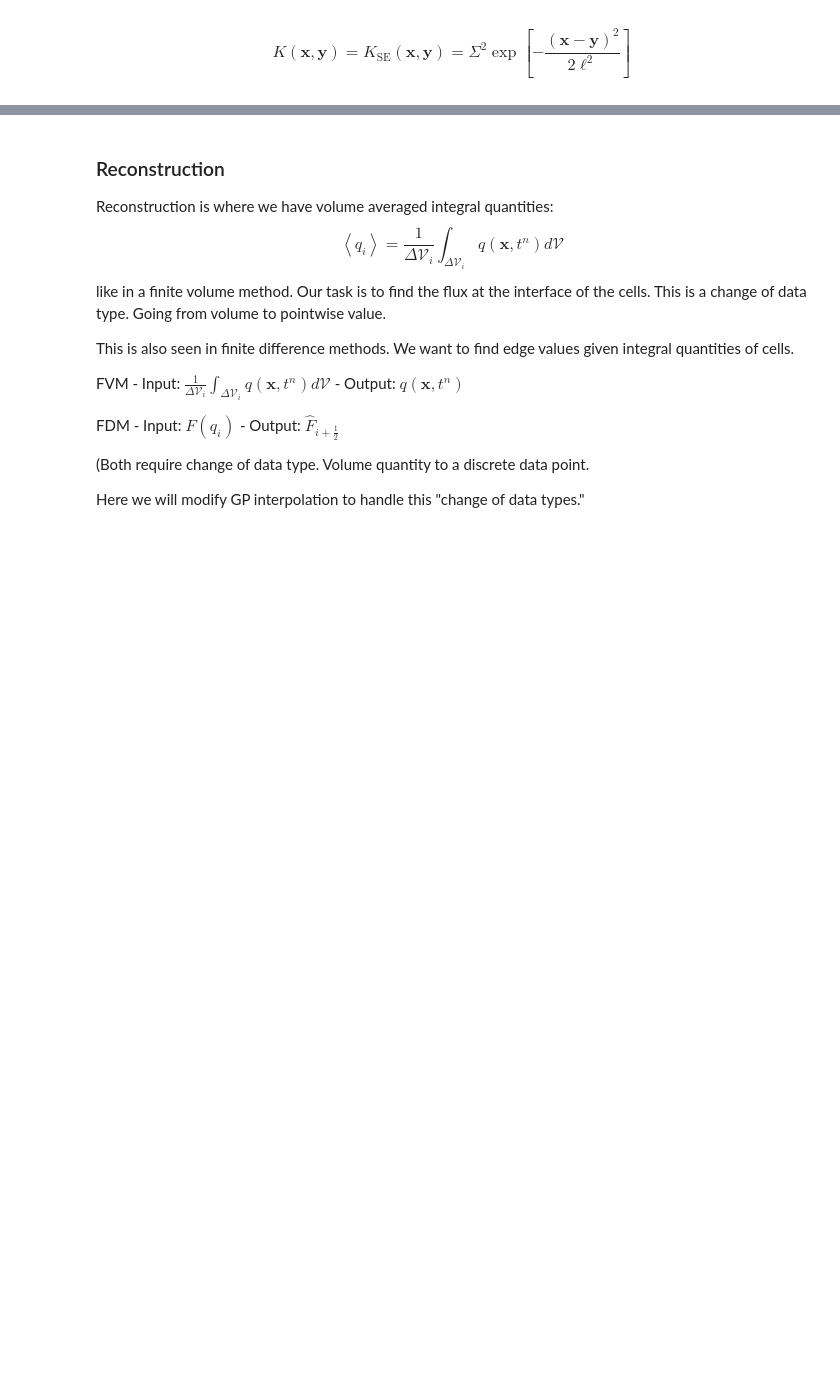
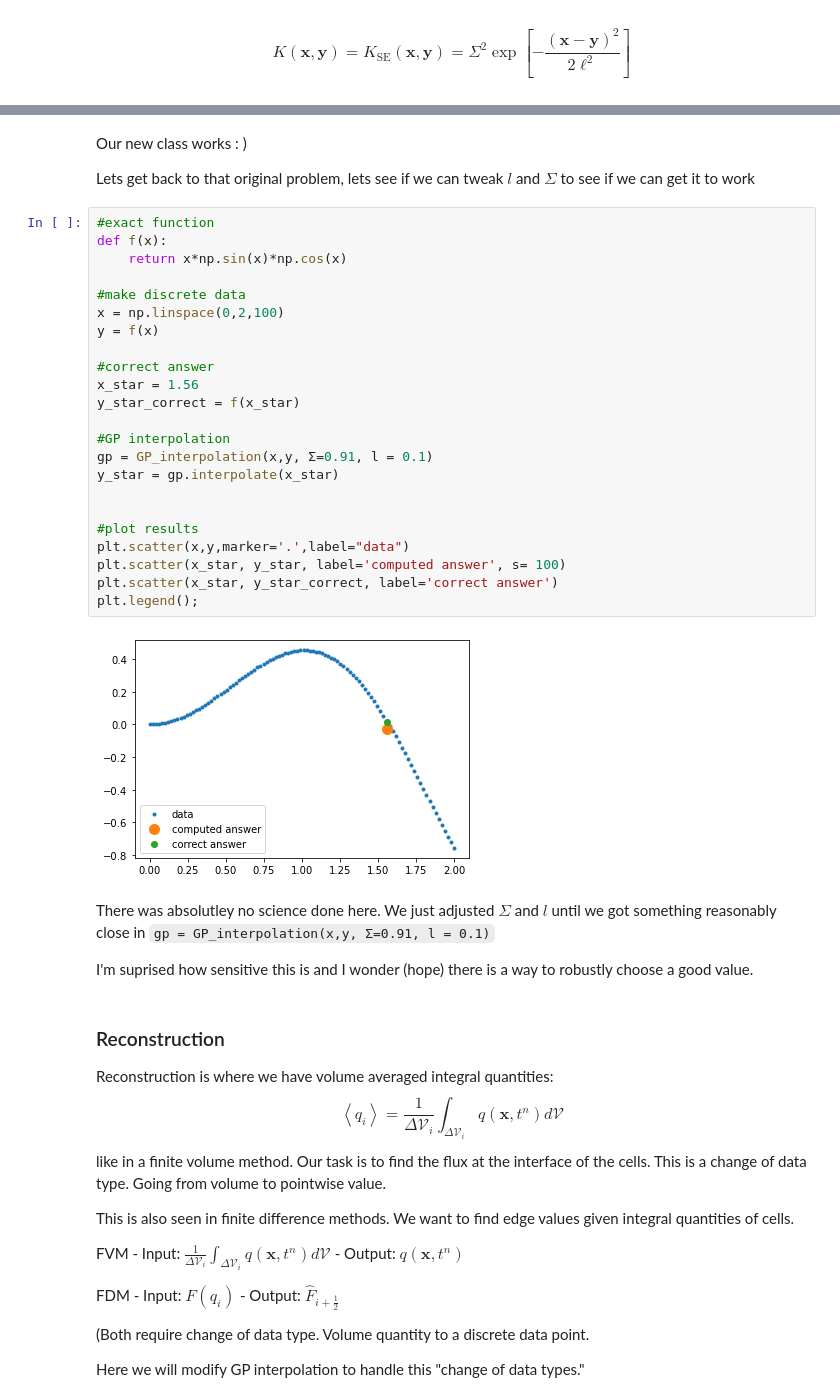
Before and after one commit to ChrisDeGrendele/gaussianprocesses, a Jupyter notebook: GP_Recipes.ipynb, the cells around one changed output, grey strips where cells are left out. Drawn from its saved outputs; the diff is of its cells as text; blank space fills up the shorter version.

```diff
--- a/GP_Recipes.ipynb
+++ b/GP_Recipes.ipynb
@@ -172,3 +246,36 @@ plt.legend();
+# %% [markdown]
+Our new class works : )
+
+Lets get back to that original problem, lets see if we can tweak $l$ and $\Sigma$ to see if we can get it to work
+# %%
+#exact function
+def f(x):
+    return x*np.sin(x)*np.cos(x)
+
+#make discrete data
+x = np.linspace(0,2,100)
+y = f(x)
+
+#correct answer
+x_star = 1.56
+y_star_correct = f(x_star)
+
+#GP interpolation
+gp = GP_interpolation(x,y, Σ=0.91, l = 0.1)
+y_star = gp.interpolate(x_star)
+
+
+#plot results
+plt.scatter(x,y,marker='.',label="data")
+plt.scatter(x_star, y_star, label='computed answer', s= 100)
+plt.scatter(x_star, y_star_correct, label='correct answer')
+plt.legend();
+# %% [output]
+[figure, added]
+# %% [markdown]
+There was absolutley no science done here. We just adjusted $\Sigma$ and $l$ until we got something reasonably close in `gp = GP_interpolation(x,y, Σ=0.91, l = 0.1)`
+
+I'm suprised how sensitive this is and I wonder (hope) there is a way to robustly choose a good value.
 # %% [markdown]
 ### Reconstruction
 
```
Also changed, not shown: parts of 17 cells of this notebook.
